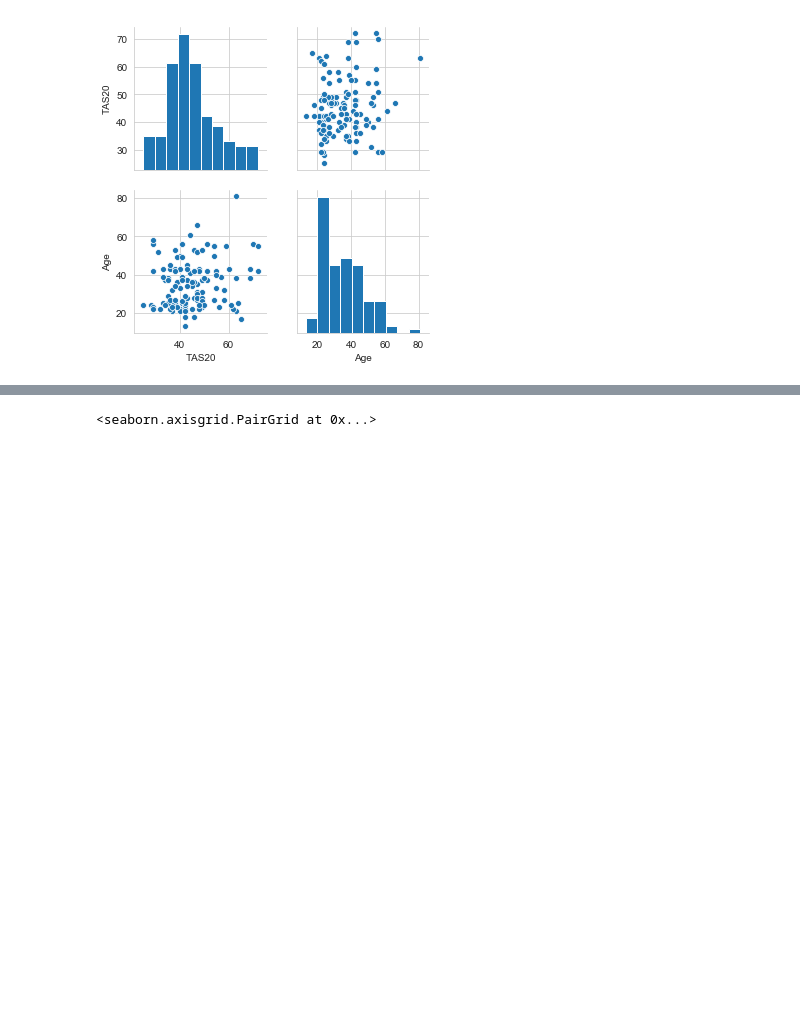
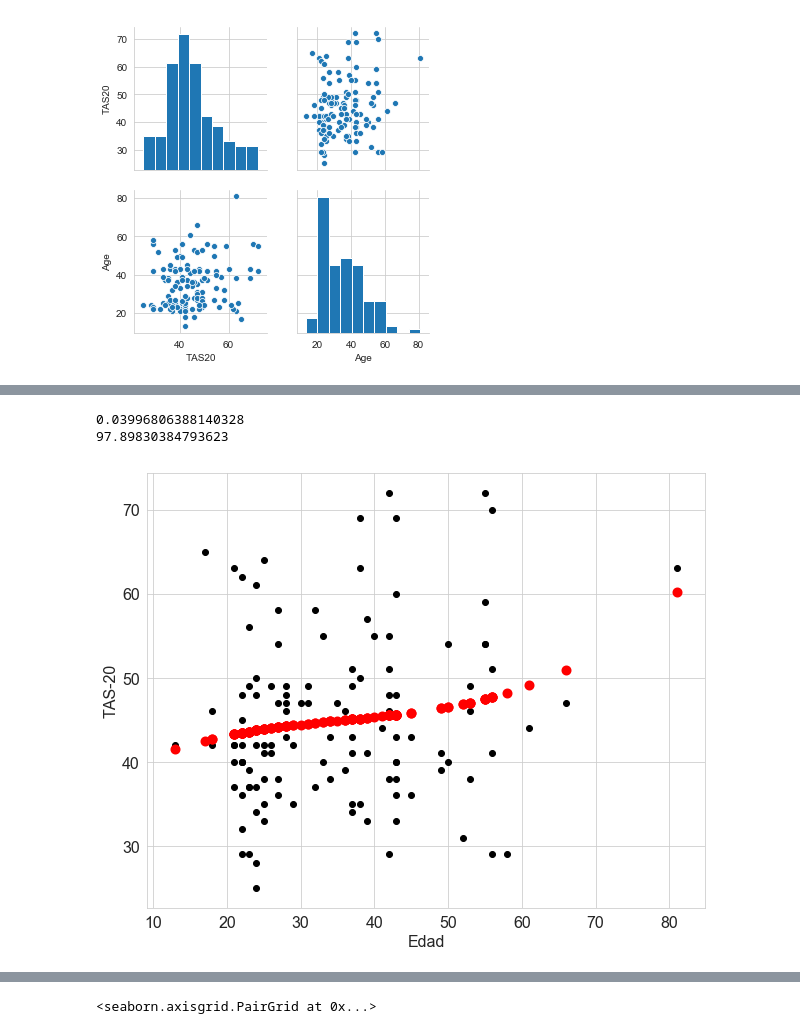
Before and after one commit to psicobotica/prolexitim-analytics, a Jupyter notebook: scripts/TAS-Correlational.ipynb, the cells around one changed output, grey strips where cells are left out. Saved outputs shown, nothing was run; the diff lists cells and outputs as text; code cells hidden in the pictures; blank space fills up the shorter version.

```diff
--- a/scripts/TAS-Correlational.ipynb
+++ b/scripts/TAS-Correlational.ipynb
@@ -516,3 +717,24 @@ sns.pairplot(tas_df[["TAS20", "Age"]])
+# %%
+from sklearn.preprocessing import PolynomialFeatures
+
+# Degree 3, parabolic function
+poly_reg = PolynomialFeatures(degree=3)
+X_poly = poly_reg.fit_transform(X.values.reshape(-1, 1))
+# %%
+lin_reg_2 = LinearRegression()
+lin_reg_2.fit(X_poly, y.values.reshape(-1, 1))
+y_pred = lin_reg_2.predict(X_poly)
+plt.figure(figsize=(10,8));
+plt.scatter(X, y, color='black');
+plt.scatter(X, y_pred, color='r', linewidth=4);
+plt.xlabel('Edad')
+plt.ylabel('TAS-20')
+print(r2_score(y, y_pred))
+print(mean_squared_error(y, model_pred))
+# %% [output]
+0.03996806388140328
+97.89830384793623
+[figure, added]
 # %%
 sns.pairplot(tas_df[["TAS20", "Tas20Time"]])
 # %% [output]
```
Also changed, not shown: parts of 17 cells of this notebook.
